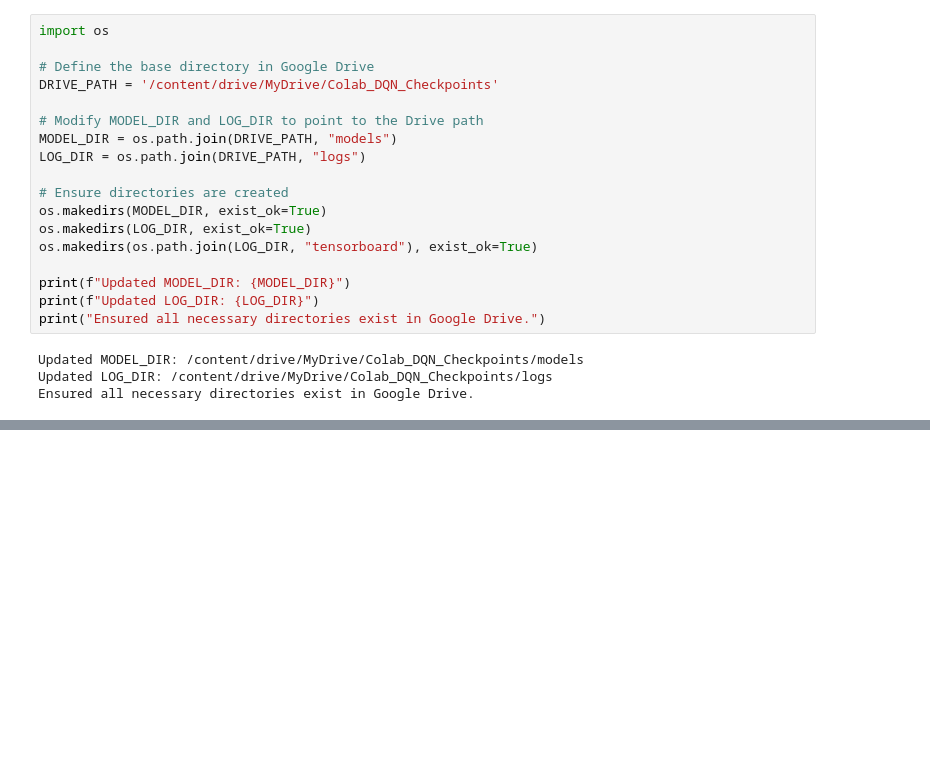
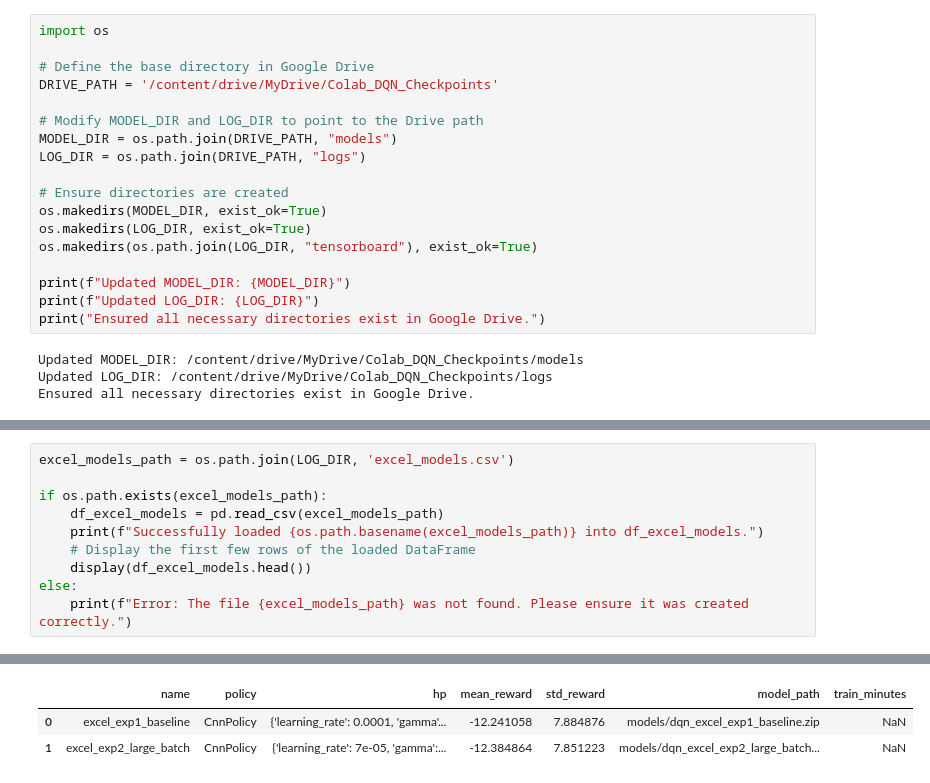
Before and after one commit to Branis333/Deep-Q-Learning, a Jupyter notebook: notebooks/excel2.ipynb, the cells around one changed output, grey strips where cells are left out. Drawn from its saved outputs; the diff is of its cells as text; blank space fills up the shorter version.

```diff
--- a/notebooks/excel2.ipynb
+++ b/notebooks/excel2.ipynb
@@ -317,0 +481,11 @@ results_df
+# %%
+excel_models_path = os.path.join(LOG_DIR, 'excel_models.csv')
+
+if os.path.exists(excel_models_path):
+    df_excel_models = pd.read_csv(excel_models_path)
+    print(f"Successfully loaded {os.path.basename(excel_models_path)} into df_excel_models.")
+    # Display the first few rows of the loaded DataFrame
+    display(df_excel_models.head())
+else:
+    print(f"Error: The file {excel_models_path} was not found. Please ensure it was created correctly.")
+# %% [output]
@@ -317,0 +493,3 @@ results_df
+|  | name | policy | hp | mean_reward | std_reward | model_path | train_minutes |
+| 0 | excel_exp1_baseline | CnnPolicy | {'learning_rate': 0.0001, 'gamma'... | -12.241058 | 7.884876 | models/dqn_excel_exp1_baseline.zip | NaN |
+| 1 | excel_exp2_large_batch | CnnPolicy | {'learning_rate': 7e-05, 'gamma':... | -12.384864 | 7.851223 | models/dqn_excel_exp2_large_batch... | NaN |
```
Also changed, not shown: parts of 18 cells of this notebook.
